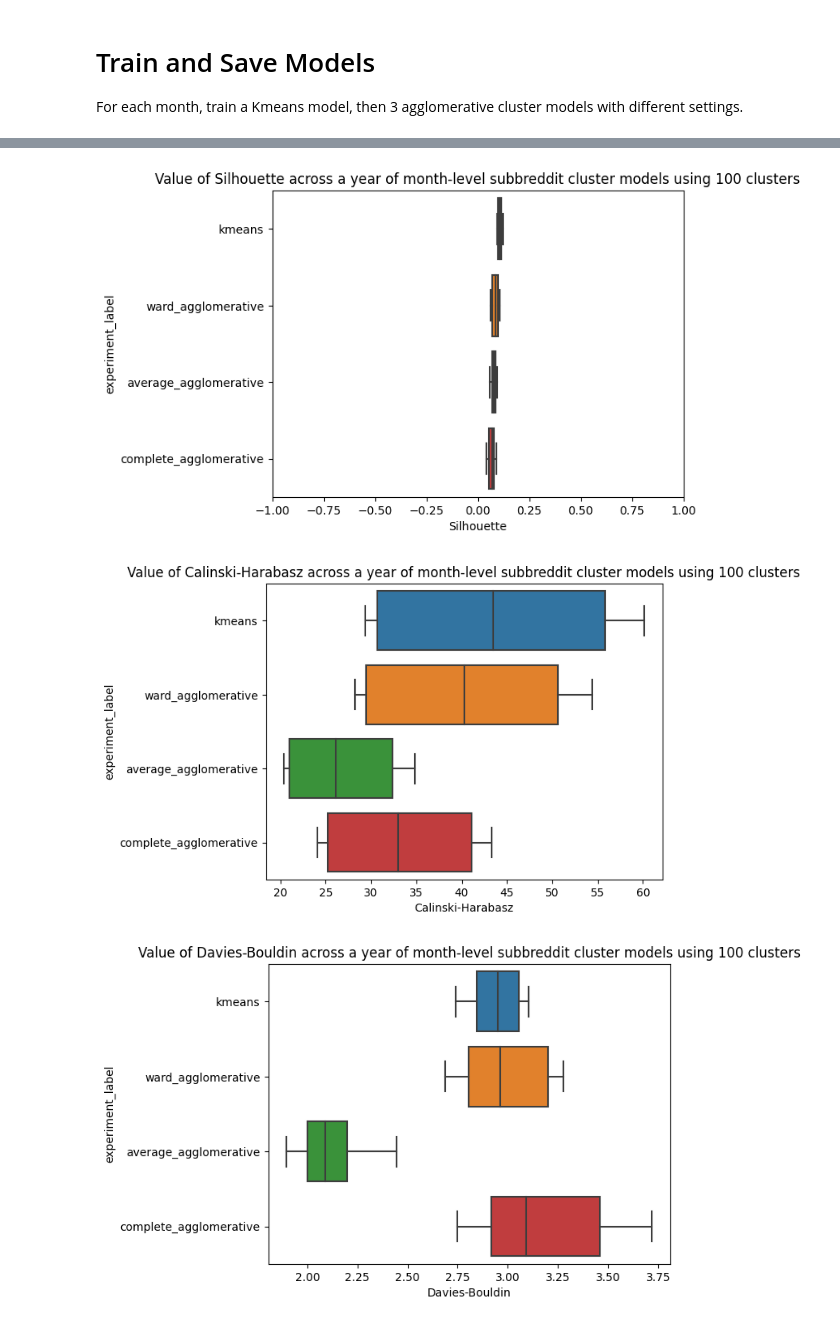
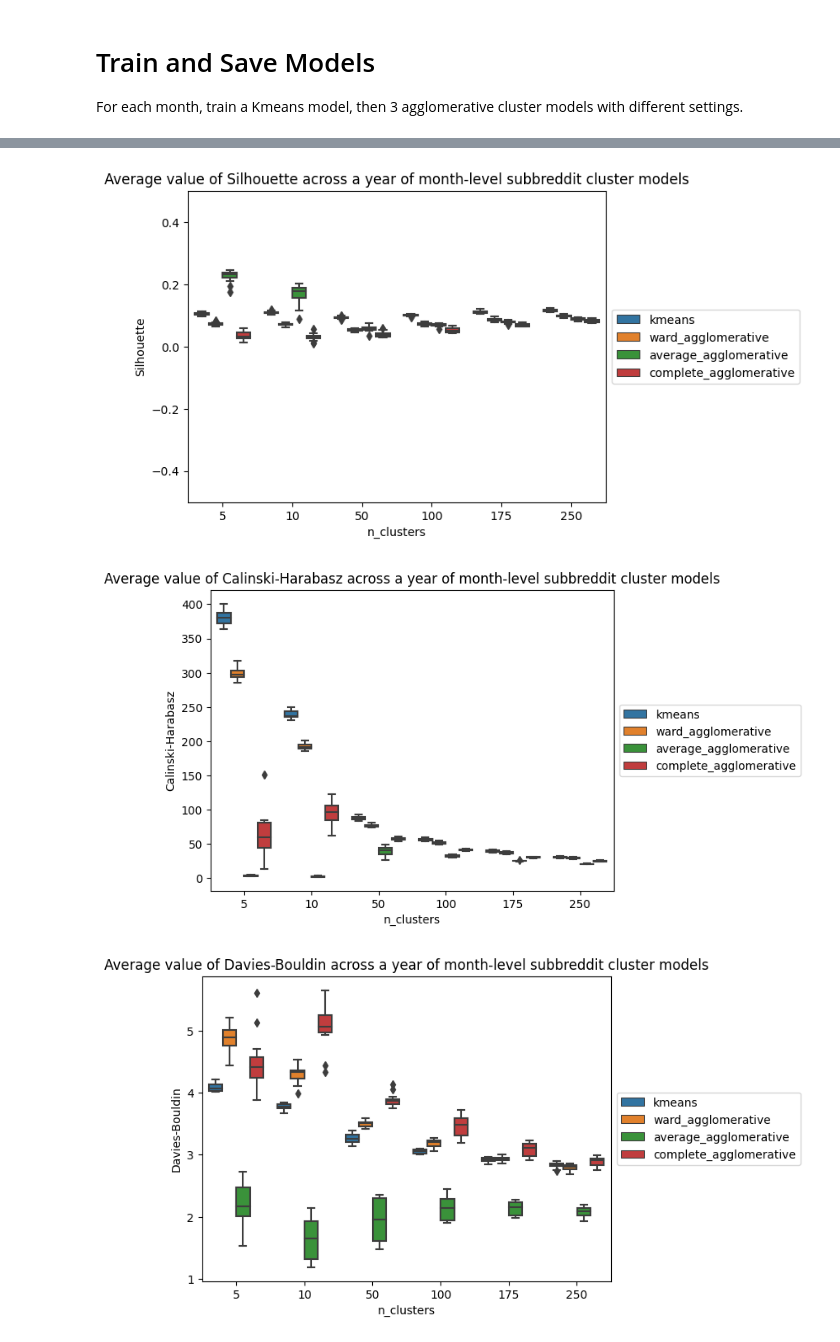
Before and after one commit to UMassCDS/IHOP-Reddit, a Jupyter notebook: notebooks/quantitative_comparison_kmeans_vs_agglomerative.ipynb, the cells around one changed output, grey strips where cells are left out. Drawn from its saved outputs; the diff is of its cells as text; code cells hidden in the pictures.

```diff
--- a/notebooks/quantitative_comparison_kmeans_vs_agglomerative.ipynb
+++ b/notebooks/quantitative_comparison_kmeans_vs_agglomerative.ipynb
@@ -45,8 +45,9 @@ For each month, train a Kmeans model, then 3 agglomerative cluster models with d
 # %%
 metrics_collection =[]
 for nc in N_CLUSTERS:
+    print("Number clusters:", nc)
     for month, c2v_model in zip(MONTHS, C2V_MODELS):
-        print("Processing", month)
+        print("\tProcessing", month)
         vectors = c2v_model.w2v_model.wv
         data = c2v_model.get_normed_vectors()
         index = dict(enumerate(vectors.index_to_key))
@@ -62,14 +63,13 @@ for nc in N_CLUSTERS:
             curr_model = ic.ClusteringModelFactory.init_clustering_model(model_choice=params.pop("model_choice"), data=data, index=index, model_name=model_name, **params)
             curr_model.train()
             curr_model.save(curr_model_path)
-            print("\t", label, "trained")
 
             metrics = curr_model.write_metrics((curr_model_path / "metrics.json"))
             cluster_size_counts = list(Counter(curr_model.clusters).values())
             # Cluster size mean is just for sanity check, it should alwasy be 100
             mean = np.mean(cluster_size_counts)
             std_dev = np.std(cluster_size_counts)
-            metrics["clsuter_size_mean"] = mean
+            metrics["cluster_size_mean"] = mean
             metrics["cluster_size_stddev"] = std_dev
             metrics["month"] = month
             metrics["experiment_label"] = label
@@ -115,14 +115,14 @@ model_metrics_df
 # %%
-for nc in [N_CLUSTERS]:
-    tmp_df = model_metrics_df[model_metrics_df["n_clusters"]==nc]
-    for metric_key in ["Silhouette", "Calinski-Harabasz", "Davies-Bouldin", "cluster_size_stddev"]:
-        ax = sns.boxplot( y="experiment_label", x=metric_key, data=model_metrics_df)
-        ax.set_title(f"Average value of {metric_key} across a year of month-level subbreddit cluster models using {nc} clusters")
-        if metric_key=="Silhouette":
-            ax.set(xlim=(-1, 1))
-        plt.show()
-        plt.clf()
+
+for metric_key in ["Silhouette", "Calinski-Harabasz", "Davies-Bouldin", "cluster_size_stddev"]:
+    ax = sns.boxplot( y=metric_key, x="n_clusters", data=model_metrics_df, hue="experiment_label")
+    ax.set_title(f"Average value of {metric_key} across a year of month-level subbreddit cluster models")
+    if metric_key=="Silhouette":
+        ax.set(ylim=(-0.5, 0.5))
+    plt.legend(loc="center left", bbox_to_anchor=(1, 0.5))
+    plt.show()
+    plt.clf()
 # %% [output]
-[figure, old version]
+[figure, new version]
-[figure, old version]
+[figure, new version]
-[figure, old version]
+[figure, new version]
```
Also changed, not shown: parts of 3 cells of this notebook.
